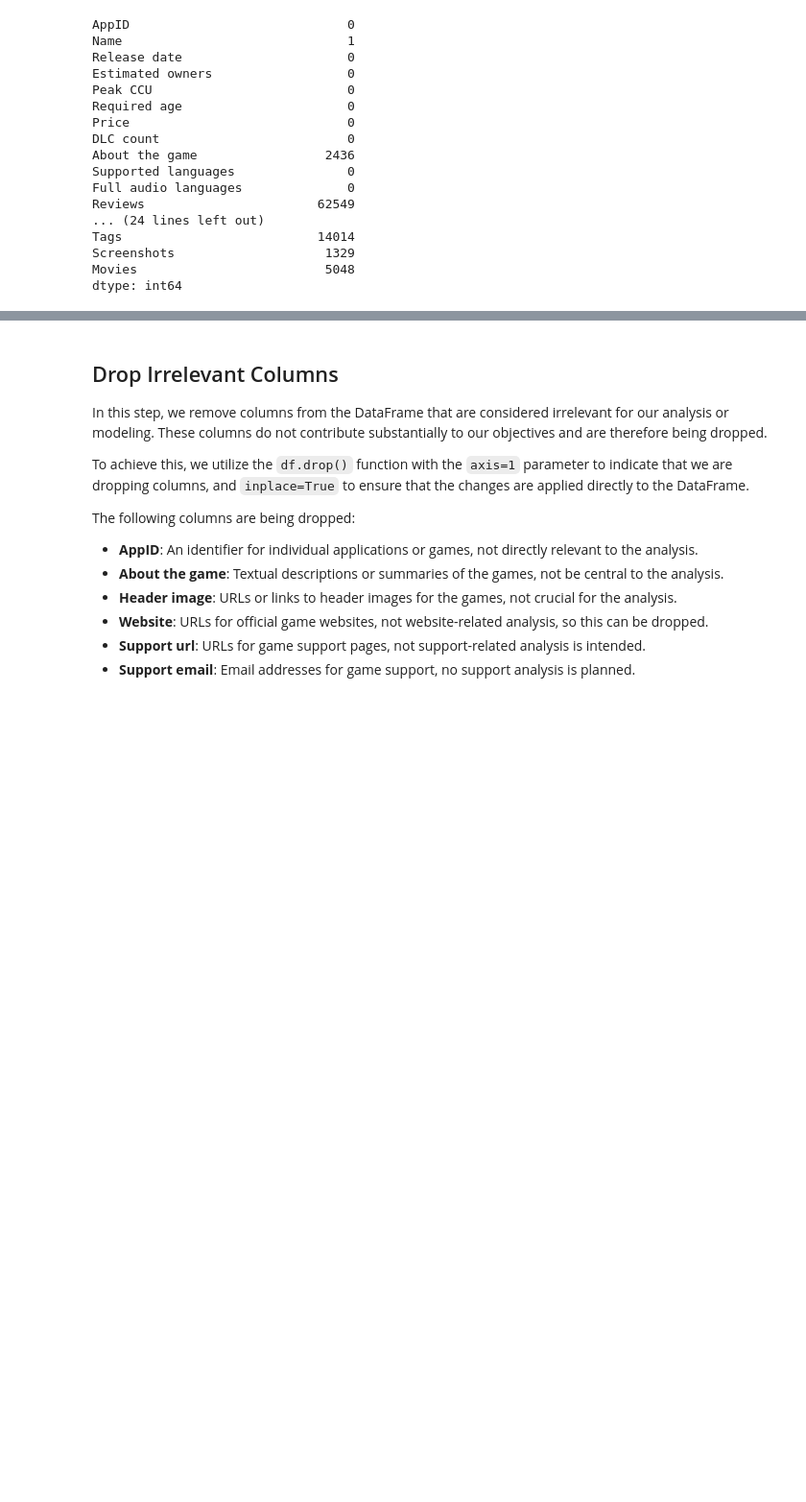
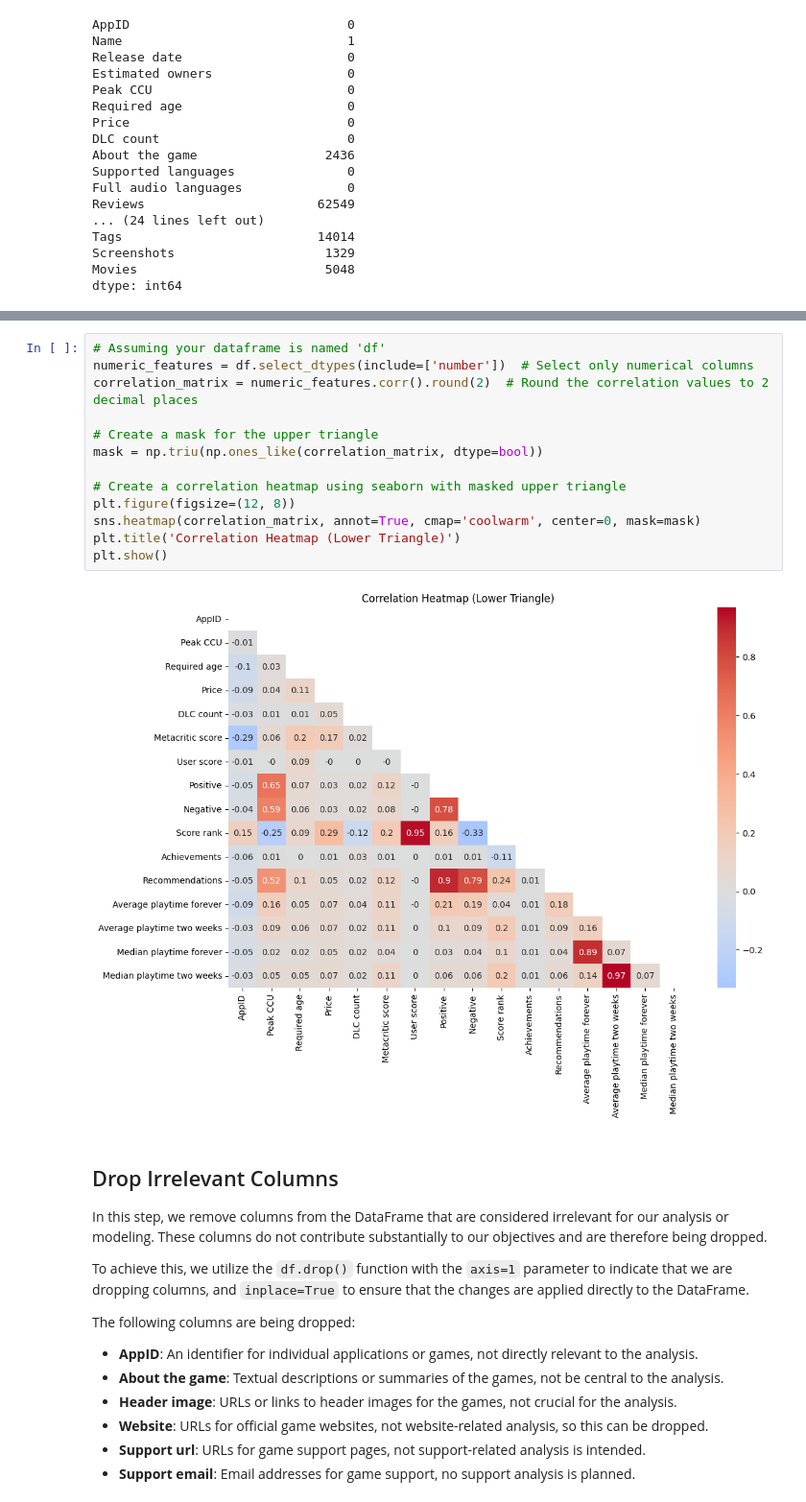
Before and after one commit to DoronF3/School-Projects, a Jupyter notebook: Data Science/main.ipynb, the cells around one changed output, grey strips where cells are left out. Shown at 96% size. Cells and saved outputs as stored; diff of their text form; blank space fills up the shorter version.

```diff
--- a/Data Science/main.ipynb
+++ b/Data Science/main.ipynb
@@ -141,3 +182,18 @@ dtype: int64
+# %%
+# Assuming your dataframe is named 'df'
+numeric_features = df.select_dtypes(include=['number'])  # Select only numerical columns
+correlation_matrix = numeric_features.corr().round(2)  # Round the correlation values to 2 decimal places
+
+# Create a mask for the upper triangle
+mask = np.triu(np.ones_like(correlation_matrix, dtype=bool))
+
+# Create a correlation heatmap using seaborn with masked upper triangle
+plt.figure(figsize=(12, 8))
+sns.heatmap(correlation_matrix, annot=True, cmap='coolwarm', center=0, mask=mask)
+plt.title('Correlation Heatmap (Lower Triangle)')
+plt.show()
+# %% [output]
+[figure, added]
 # %% [markdown]
 ## Drop Irrelevant Columns
 
```
Also changed, not shown: parts of 15 cells of this notebook, 1 other file.
